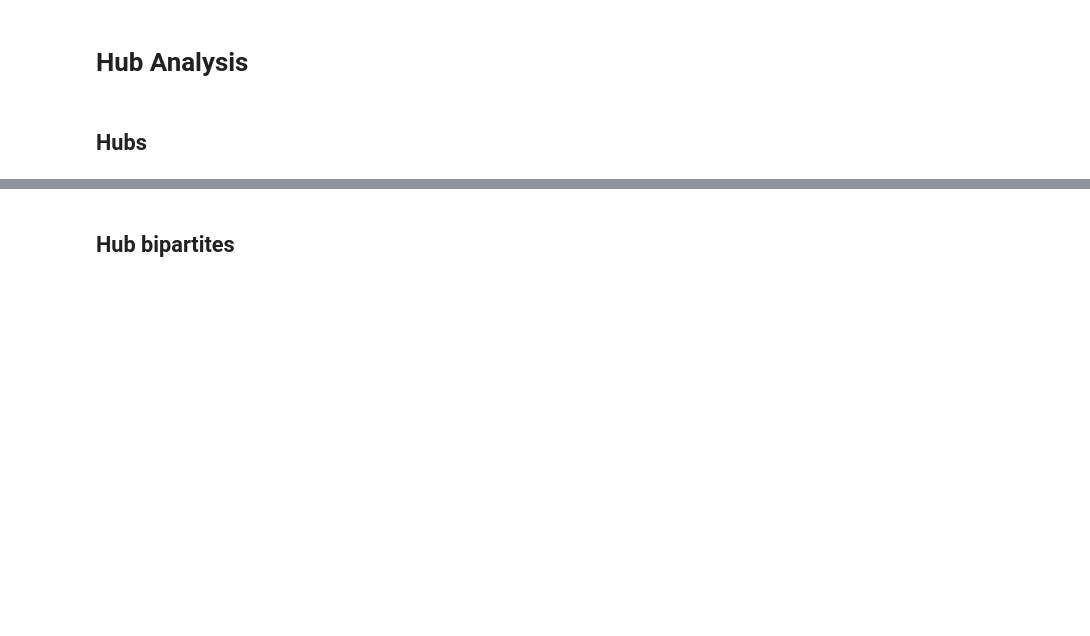
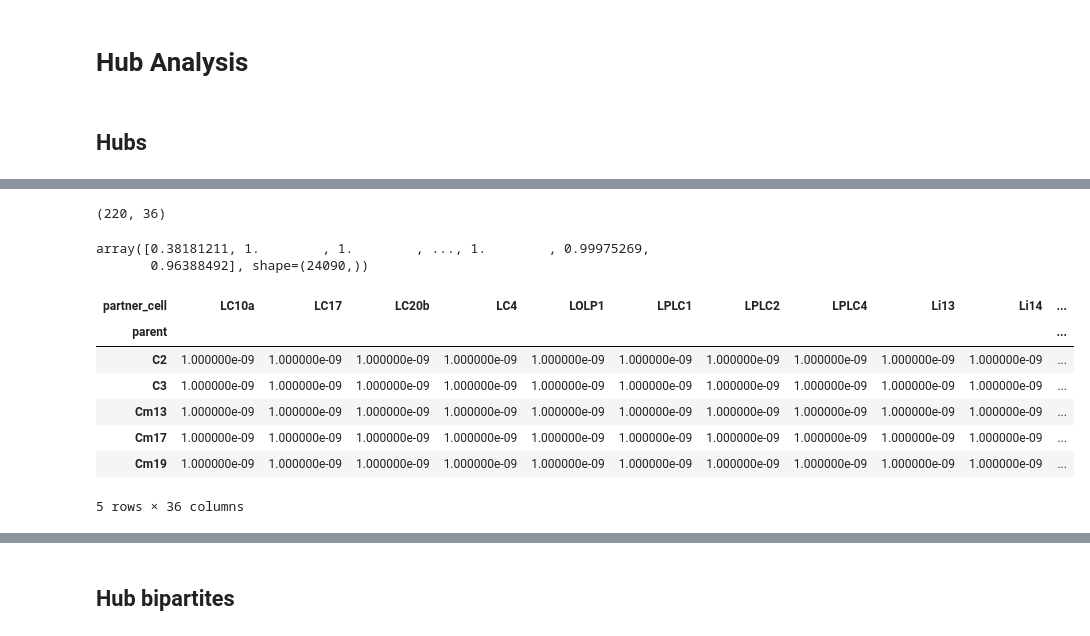
Before and after one commit to gruyal/BipartiteConnections, a Jupyter notebook: project_ntbk.ipynb, the cells around one changed output, grey strips where cells are left out. Drawn from its saved outputs; the diff is of its cells as text; code cells hidden in the pictures; blank space fills up the shorter version.

```diff
--- a/project_ntbk.ipynb
+++ b/project_ntbk.ipynb
@@ -379,5 +540,11 @@ hub_plot = Hub_analysis.top_partners_freq_in_and_output_plot(merged_partner_df,
 # hub_plot.show()
 # %%
 #  Process hub df and make scatter plot of parent and hubs
-hub_in_full, hub_out_full = Hub_analysis.parent_hub_df(merged_partner_df, all_celltypes_list_greater_or_eq_10, 'reliability', threshold_in=0, threshold_out=0)
+(_,
+ _,
+ hub_in_full,hub_out_full)= Hub_analysis.parent_hub_df(merged_partner_df,
+                                                       all_celltypes_list_greater_or_eq_10,
+                                                       'reliability',
+                                                       threshold_in=0,
+                                                       threshold_out=0)
 # %%
@@ -387,0 +598,4 @@ This figure includes Axes that are not compatible with tight_layout, so results
+# %%
+hub_in_full.shape
+# %% [output]
+(220, 36)
@@ -387,0 +604,5 @@ This figure includes Axes that are not compatible with tight_layout, so results
+# %%
+focal_in_dist
+# %% [output]
+array([0.38181211, 1.        , 1.        , ..., 1.        , 0.99975269,
+       0.96388492], shape=(24090,))
@@ -388,3 +611,14 @@ This figure includes Axes that are not compatible with tight_layout, so results
+# %%
+hub_in_full.head()
+# %% [output]
+| partner_cell | LC10a | LC17 | LC20b | LC4 | LOLP1 | LPLC1 | LPLC2 | LPLC4 | Li13 | Li14 | ... |
+| parent |  |  |  |  |  |  |  |  |  |  | ... |
+| C2 | 1.000000e-09 | 1.000000e-09 | 1.000000e-09 | 1.000000e-09 | 1.000000e-09 | 1.000000e-09 | 1.000000e-09 | 1.000000e-09 | 1.000000e-09 | 1.000000e-09 | ... |
+| C3 | 1.000000e-09 | 1.000000e-09 | 1.000000e-09 | 1.000000e-09 | 1.000000e-09 | 1.000000e-09 | 1.000000e-09 | 1.000000e-09 | 1.000000e-09 | 1.000000e-09 | ... |
+| Cm13 | 1.000000e-09 | 1.000000e-09 | 1.000000e-09 | 1.000000e-09 | 1.000000e-09 | 1.000000e-09 | 1.000000e-09 | 1.000000e-09 | 1.000000e-09 | 1.000000e-09 | ... |
+| Cm17 | 1.000000e-09 | 1.000000e-09 | 1.000000e-09 | 1.000000e-09 | 1.000000e-09 | 1.000000e-09 | 1.000000e-09 | 1.000000e-09 | 1.000000e-09 | 1.000000e-09 | ... |
+| Cm19 | 1.000000e-09 | 1.000000e-09 | 1.000000e-09 | 1.000000e-09 | 1.000000e-09 | 1.000000e-09 | 1.000000e-09 | 1.000000e-09 | 1.000000e-09 | 1.000000e-09 | ... |
+5 rows × 36 columns
 # %%
 def clustering_hubs_parents_I_O_separate(hub_in_full, hub_out_full):
 
```
Also changed, not shown: parts of 68 cells of this notebook, 9 other files.
